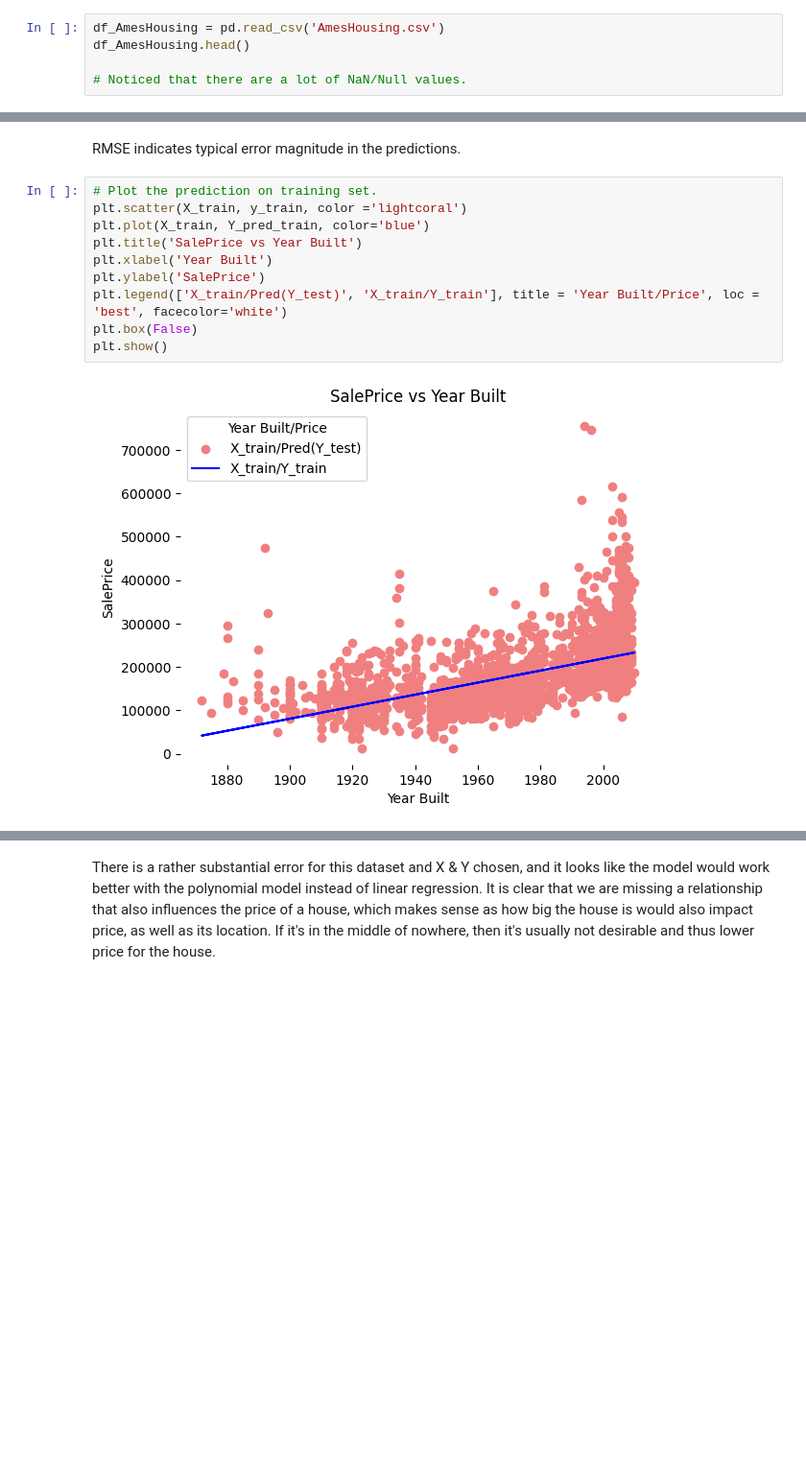
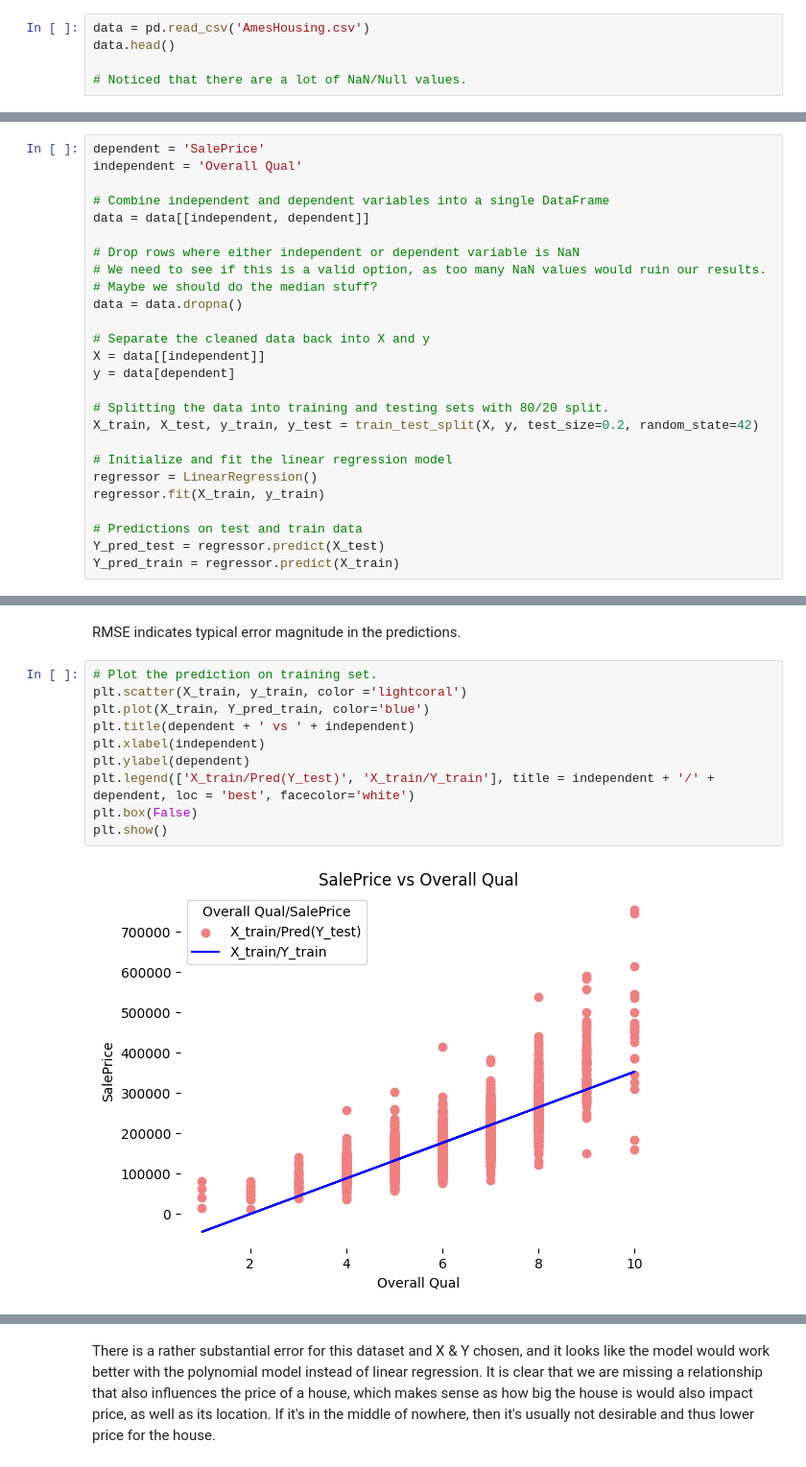
Before and after one commit to ZoieD/Assignment1-ML, a Jupyter notebook: linear_regression_emma.ipynb, the cells around one changed output, grey strips where cells are left out. Shown at 96% size. Cells and saved outputs as stored; diff of their text form; blank space fills up the shorter version.

```diff
--- a/linear_regression_emma.ipynb
+++ b/linear_regression_emma.ipynb
@@ -7,8 +7,8 @@ from sklearn.model_selection import train_test_split
 from pandas.core.common import random_state
 from sklearn.linear_model import LinearRegression
 # %%
-df_AmesHousing = pd.read_csv('AmesHousing.csv')
-df_AmesHousing.head()
+data = pd.read_csv('AmesHousing.csv')
+data.head()
 
 # Noticed that there are a lot of NaN/Null values.
 # %% [output]
@@ -152,3 +64,29 @@ Y_pred_train = regressor.predict(X_train)
+# %%
+dependent = 'SalePrice'
+independent = 'Overall Qual'
+
+# Combine independent and dependent variables into a single DataFrame
+data = data[[independent, dependent]]
+
+# Drop rows where either independent or dependent variable is NaN
+# We need to see if this is a valid option, as too many NaN values would ruin our results.
+# Maybe we should do the median stuff?
+data = data.dropna()
+
+# Separate the cleaned data back into X and y
+X = data[[independent]]
+y = data[dependent]
+
+# Splitting the data into training and testing sets with 80/20 split.
+X_train, X_test, y_train, y_test = train_test_split(X, y, test_size=0.2, random_state=42)
+
+# Initialize and fit the linear regression model
+regressor = LinearRegression()
+regressor.fit(X_train, y_train)
+
+# Predictions on test and train data
+Y_pred_test = regressor.predict(X_test)
+Y_pred_train = regressor.predict(X_train)
 # %%
 # For fun, got help from chatgpt to implement RMSE, MAE etc to see the numerical values of the difference between the models.
 from sklearn.metrics import mean_squared_error, mean_absolute_error, r2_score
@@ -186,15 +124,15 @@ RMSE indicates typical error magnitude in the predictions.
 # %%
 # Plot the prediction on training set.
 plt.scatter(X_train, y_train, color ='lightcoral')
 plt.plot(X_train, Y_pred_train, color='blue')
-plt.title('SalePrice vs Year Built')
-plt.xlabel('Year Built')
-plt.ylabel('SalePrice')
-plt.legend(['X_train/Pred(Y_test)', 'X_train/Y_train'], title = 'Year Built/Price', loc = 'best', facecolor='white')
+plt.title(dependent + ' vs ' + independent)
+plt.xlabel(independent)
+plt.ylabel(dependent)
+plt.legend(['X_train/Pred(Y_test)', 'X_train/Y_train'], title = independent + '/' + dependent, loc = 'best', facecolor='white')
 plt.box(False)
 plt.show()
 # %% [output]
-[figure, old version]
+[figure, new version]
 # %%
 # Plot test set data vs its prediction.
 plt.scatter(X_test, y_test, color='lightcoral')
```
Also changed, not shown: parts of 16 cells of this notebook.
